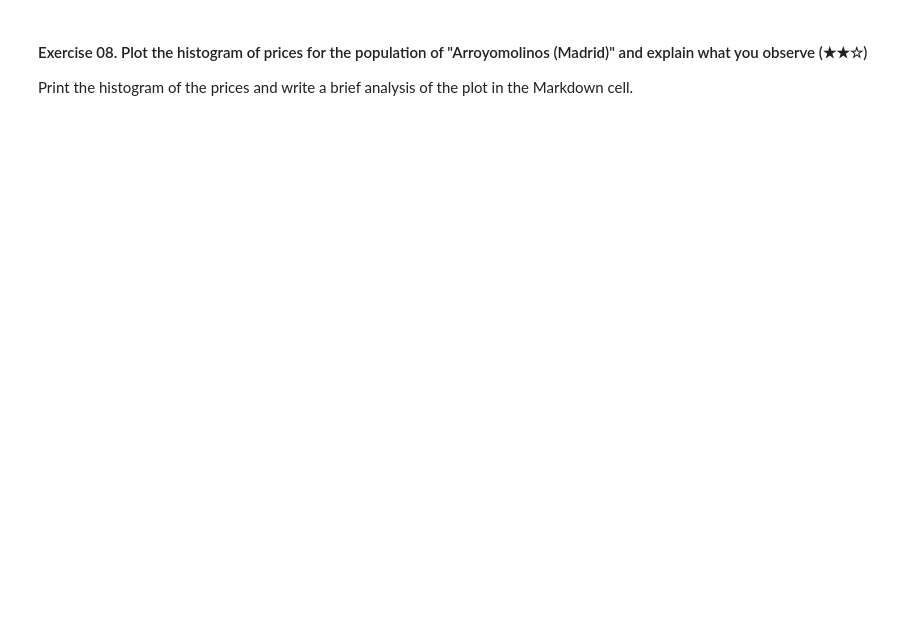
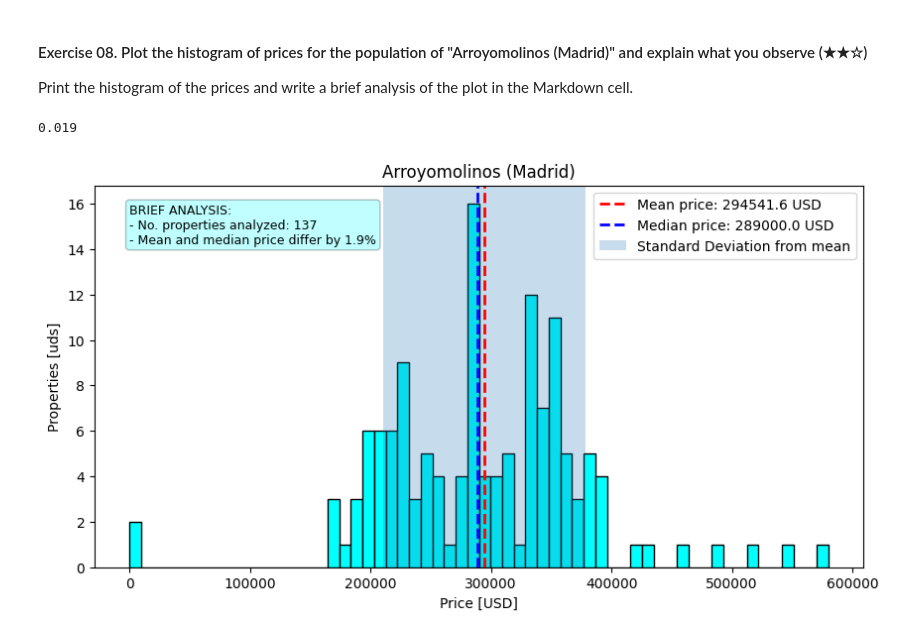
Before and after one commit to cbadil12/data-clean-up-pandas-for-beginners-project, a Jupyter notebook: project.ipynb, the cells around one changed output. Cells and saved outputs as stored; diff of their text form; code cells hidden in the pictures; blank space fills up the shorter version.

```diff
--- a/project.ipynb
+++ b/project.ipynb
@@ -309,4 +306,39 @@ Print the histogram of the prices and write a brief analysis of the plot in the
 # %%
 import matplotlib.pyplot as plt
 
-# Plot the histogram of prices
+#Calculate auxs
+mean_price=ds_aux["price"].mean()
+median_price=ds_aux["price"].median()
+size=ds_aux["price"].size
+variance=ds_aux["price"].var()
+sigma=variance**0.5
+
+diff_price=round((mean_price-median_price)/mean_price,3)
+print(diff_price)
+
+#Set the figure
+plt.figure(figsize = (10, 5), facecolor="w", edgecolor="grey")
+plt.hist(ds_aux["price"],bins=60, color="cyan", edgecolor="black")
+plt.title("Arroyomolinos (Madrid)")
+plt.xlabel("Price [USD]")
+plt.ylabel("Properties [uds]")
+
+plt.axvline(mean_price, linestyle="--", linewidth=2, color="red", label="Mean price: "+ str(round(mean_price,2)) + " USD")
+plt.axvline(median_price, linestyle="--", linewidth=2, color="blue", label="Median price: "+ str(round(median_price,2)) + " USD")
+plt.axvspan(mean_price - sigma, mean_price + sigma, alpha=0.25, label="Standard Deviation from mean")
+
+plt.text(0, 16,
+    "BRIEF ANALYSIS:" +
+    "\n- No. properties analyzed: " + str(size) +
+    "\n- Mean and median price differ by " + str(100*diff_price) + "%",
+    va="top", ha="left",fontsize=9,
+    bbox=dict(boxstyle="round", facecolor="cyan", edgecolor="black", alpha=0.25)
+)
+
+plt.legend()
+
+#ax.axvline(mediana, ls=":",  lw=1)
+plt.show()
+# %% [output]
+0.019
+[figure, added]
```
Also changed, not shown: parts of 3 cells of this notebook.
